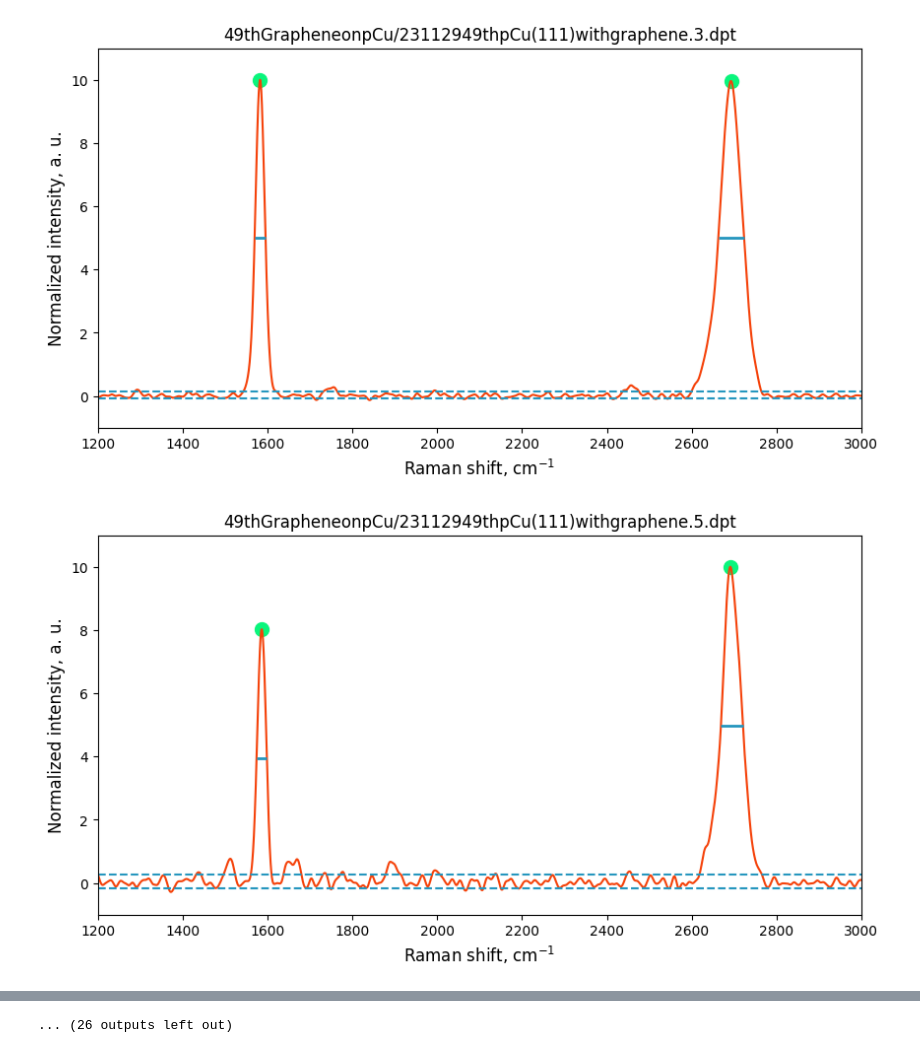
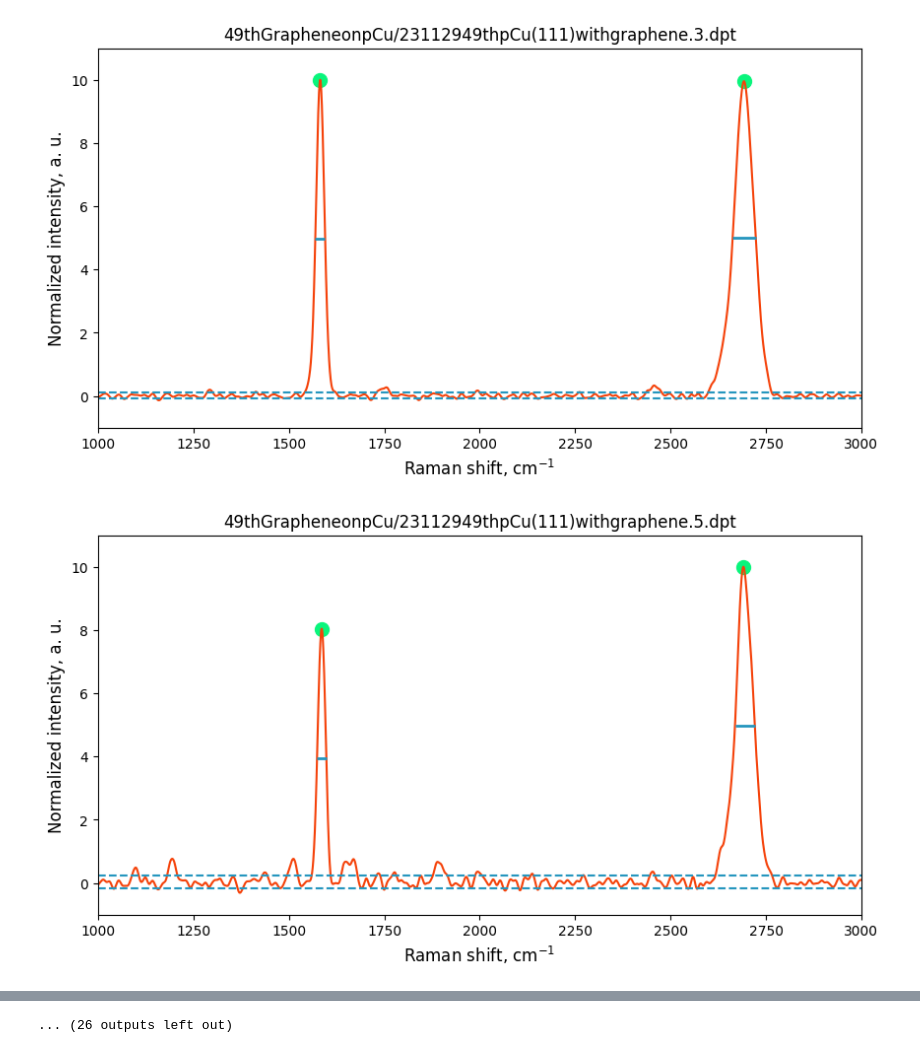
Before and after one commit to WentongZhou/raman_analyzer, a Jupyter notebook: test.ipynb, the cells around one changed output, grey strips where cells are left out. Saved outputs shown, nothing was run; the diff lists cells and outputs as text; code cells hidden in the pictures.

```diff
--- a/test.ipynb
+++ b/test.ipynb
@@ -7,5 +9,5 @@ import os
 # %%
-peaks,signals,fwhm,fwhm_test,name,peak_threshold = raman.raman_batch('49thGrapheneonpCu',1200,3000,5,noise_test=True,show=False,noise_min=2200,noise_max=2400)
+peaks,signals,fwhm,fwhm_test,name,peak_threshold = raman.raman_batch('49thGrapheneonpCu',1000,3000,5,noise_test=True,show=False,noise_min=2200,noise_max=2400)
 # %% [output]
-[figure, old version]
+[figure, new version]
-[figure, old version]
+[figure, new version]
```
Also changed, not shown: parts of 13 cells of this notebook, 3 other files.
